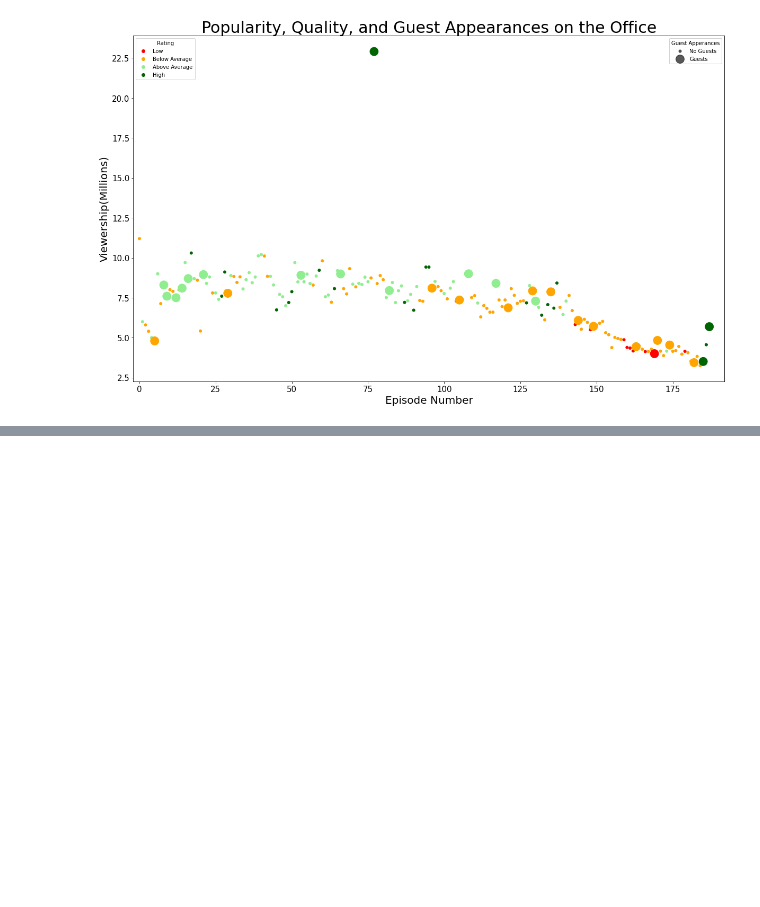
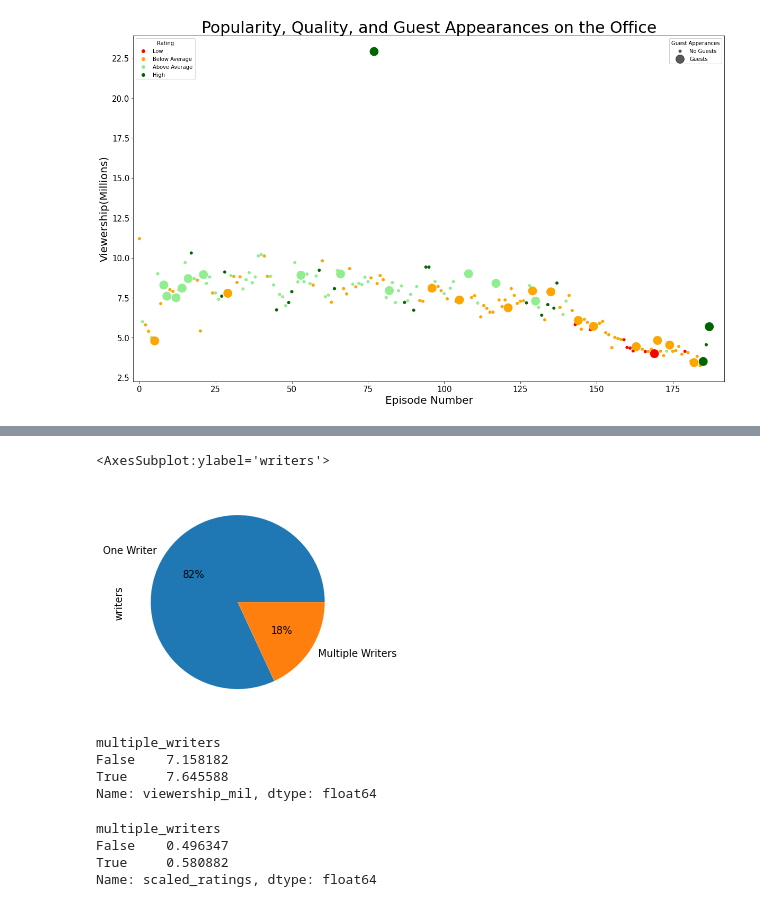
Before and after one commit to cyrustabatab/TheOfficeTrends, a Jupyter notebook: OfficeAnalysis.ipynb, the cells around one changed output, grey strips where cells are left out. Drawn from its saved outputs; the diff is of its cells as text; code cells hidden in the pictures; blank space fills up the shorter version.

```diff
--- a/OfficeAnalysis.ipynb
+++ b/OfficeAnalysis.ipynb
@@ -140,0 +185,5 @@ office.nlargest(1,'viewership_mil')
+# %%
+counts.plot(kind='pie',labels=['One Writer','Multiple Writers'],autopct='%.0f%%')
+# %% [output]
+<AxesSubplot:ylabel='writers'>
+[figure, added]
@@ -140,0 +192,14 @@ office.nlargest(1,'viewership_mil')
+# %%
+office.groupby('multiple_writers').viewership_mil.mean()
+# %% [output]
+multiple_writers
+False    7.158182
+True     7.645588
+Name: viewership_mil, dtype: float64
+# %%
+office.groupby('multiple_writers').scaled_ratings.mean()
+# %% [output]
+multiple_writers
+False    0.496347
+True     0.580882
+Name: scaled_ratings, dtype: float64
```
Also changed, not shown: parts of 44 cells of this notebook.
